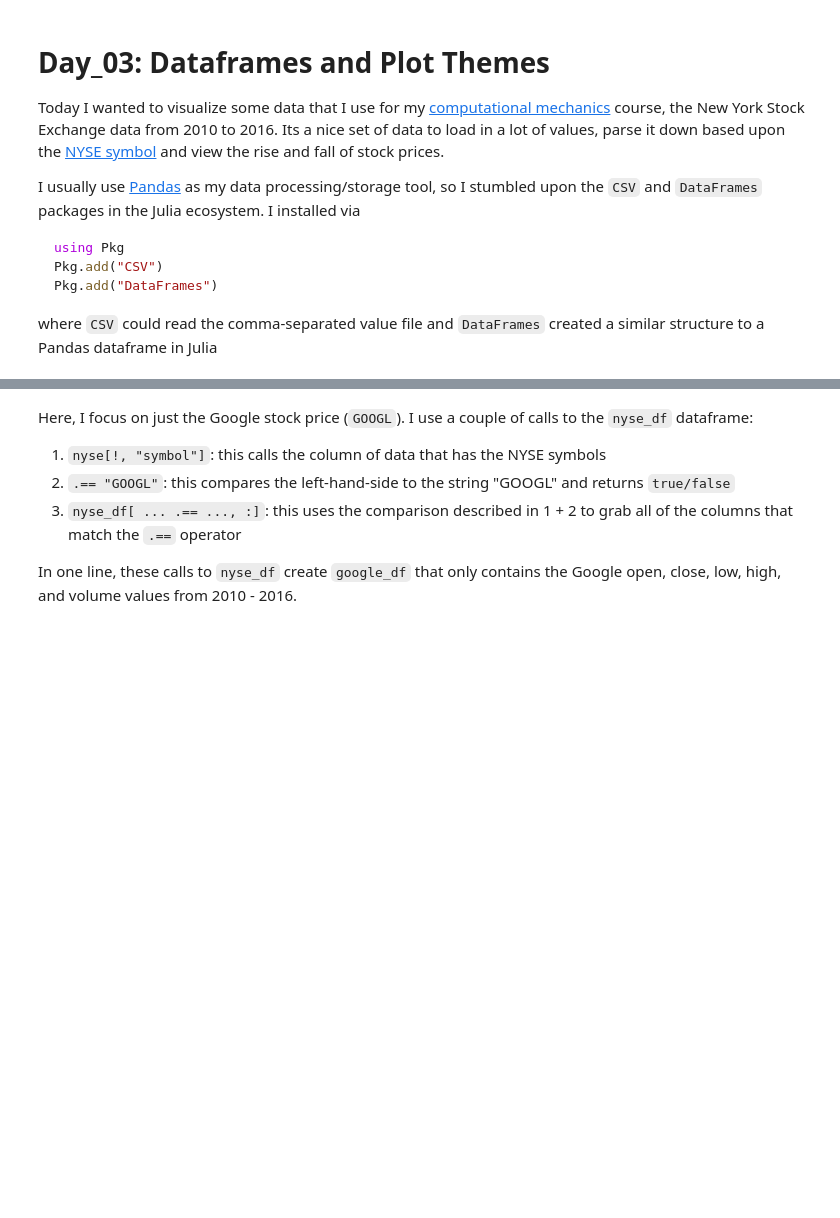
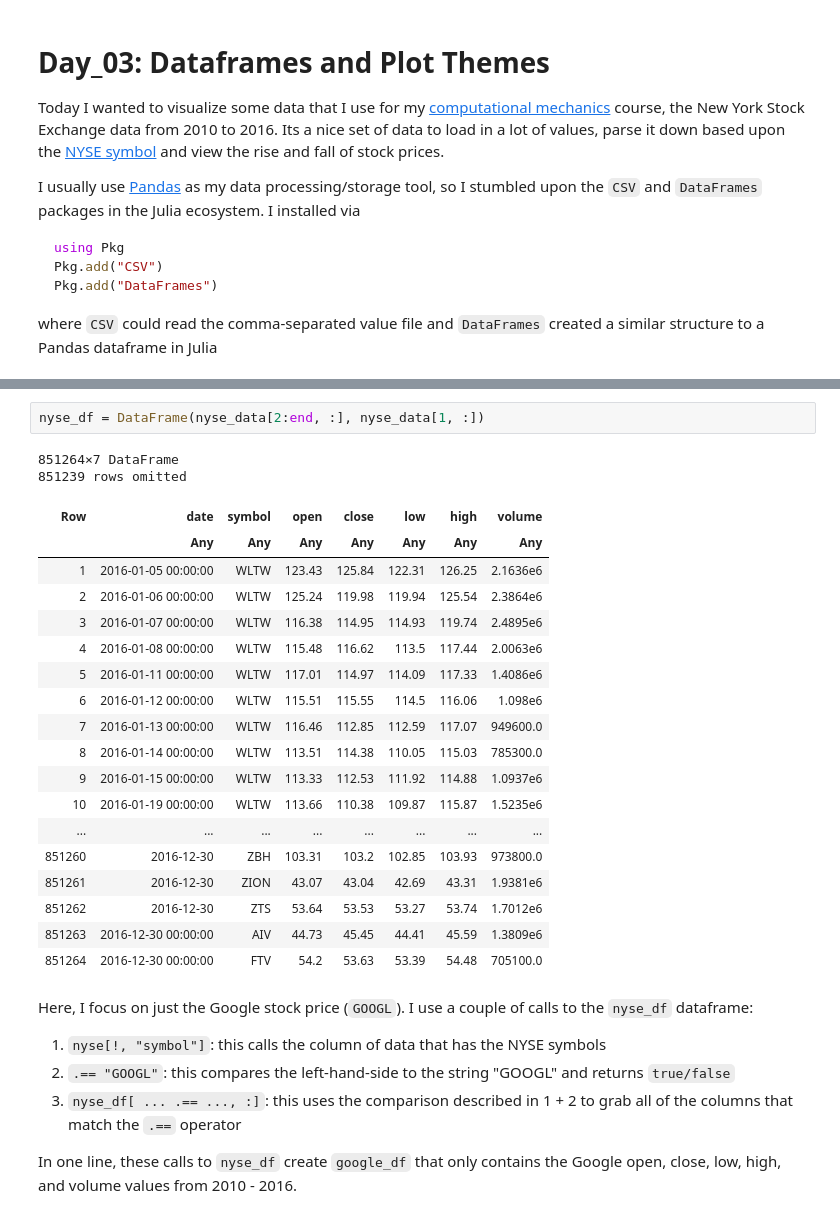
Before and after one commit to cooperrc/Julia-learning, a Jupyter notebook: day_03.ipynb, the cells around one changed output, grey strips where cells are left out. Drawn from its saved outputs; the diff is of its cells as text; blank space fills up the shorter version.

```diff
--- a/day_03.ipynb
+++ b/day_03.ipynb
@@ -29,3 +47,26 @@ LoadError: UndefVarError: CSV not defined
+# %%
+nyse_df = DataFrame(nyse_data[2:end, :], nyse_data[1, :])
+# %% [output]
+851264×7 DataFrame
+851239 rows omitted
+| Row | date | symbol | open | close | low | high | volume |
+|  | Any | Any | Any | Any | Any | Any | Any |
+| 1 | 2016-01-05 00:00:00 | WLTW | 123.43 | 125.84 | 122.31 | 126.25 | 2.1636e6 |
+| 2 | 2016-01-06 00:00:00 | WLTW | 125.24 | 119.98 | 119.94 | 125.54 | 2.3864e6 |
+| 3 | 2016-01-07 00:00:00 | WLTW | 116.38 | 114.95 | 114.93 | 119.74 | 2.4895e6 |
+| 4 | 2016-01-08 00:00:00 | WLTW | 115.48 | 116.62 | 113.5 | 117.44 | 2.0063e6 |
+| 5 | 2016-01-11 00:00:00 | WLTW | 117.01 | 114.97 | 114.09 | 117.33 | 1.4086e6 |
+| 6 | 2016-01-12 00:00:00 | WLTW | 115.51 | 115.55 | 114.5 | 116.06 | 1.098e6 |
+| 7 | 2016-01-13 00:00:00 | WLTW | 116.46 | 112.85 | 112.59 | 117.07 | 949600.0 |
+| 8 | 2016-01-14 00:00:00 | WLTW | 113.51 | 114.38 | 110.05 | 115.03 | 785300.0 |
+| 9 | 2016-01-15 00:00:00 | WLTW | 113.33 | 112.53 | 111.92 | 114.88 | 1.0937e6 |
+| 10 | 2016-01-19 00:00:00 | WLTW | 113.66 | 110.38 | 109.87 | 115.87 | 1.5235e6 |
+| ... | ... | ... | ... | ... | ... | ... | ... |
+| 851260 | 2016-12-30 | ZBH | 103.31 | 103.2 | 102.85 | 103.93 | 973800.0 |
+| 851261 | 2016-12-30 | ZION | 43.07 | 43.04 | 42.69 | 43.31 | 1.9381e6 |
+| 851262 | 2016-12-30 | ZTS | 53.64 | 53.53 | 53.27 | 53.74 | 1.7012e6 |
+| 851263 | 2016-12-30 00:00:00 | AIV | 44.73 | 45.45 | 44.41 | 45.59 | 1.3809e6 |
+| 851264 | 2016-12-30 00:00:00 | FTV | 54.2 | 53.63 | 53.39 | 54.48 | 705100.0 |
 # %% [markdown]
 Here, I focus on just the Google stock price (`GOOGL`). I use a couple of calls to the `nyse_df` dataframe:
 1. `nyse[!, "symbol"]`: this calls the column of data that has the NYSE symbols
```
Also changed, not shown: parts of 11 cells of this notebook, 14 other files.
